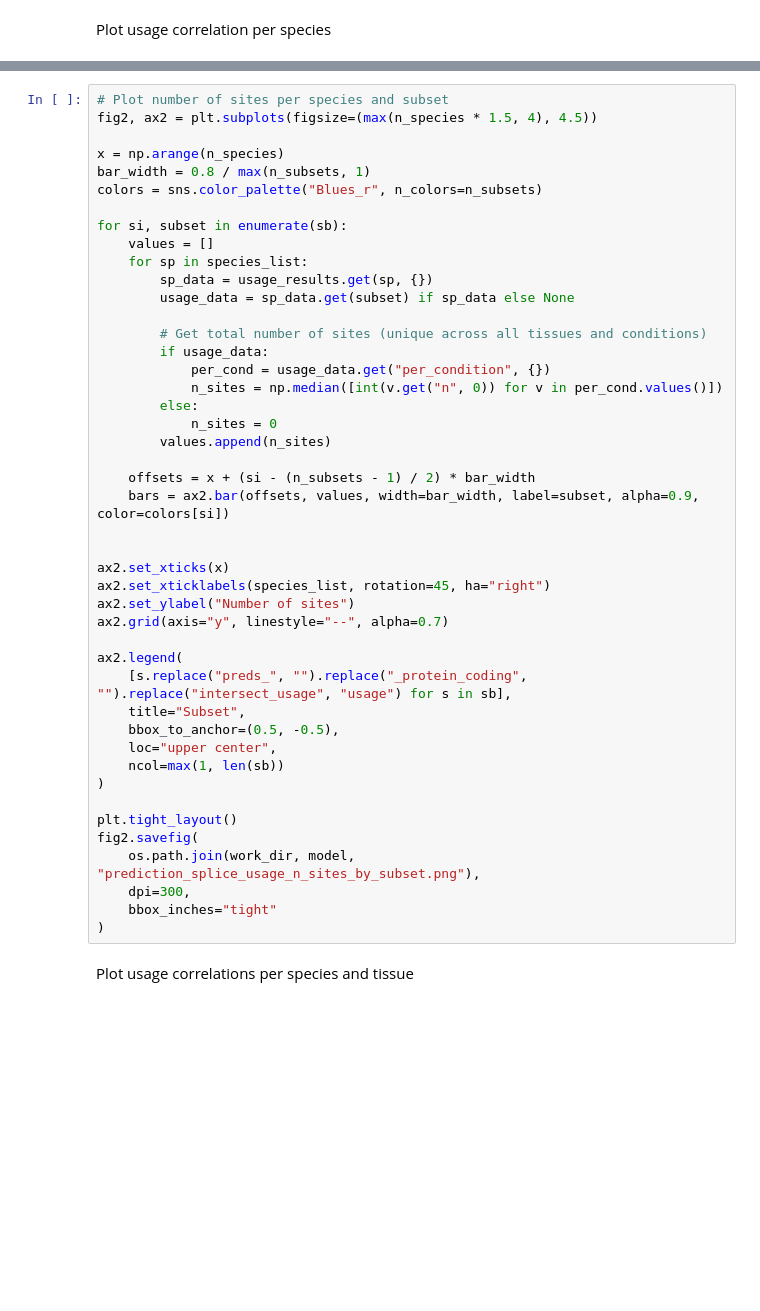
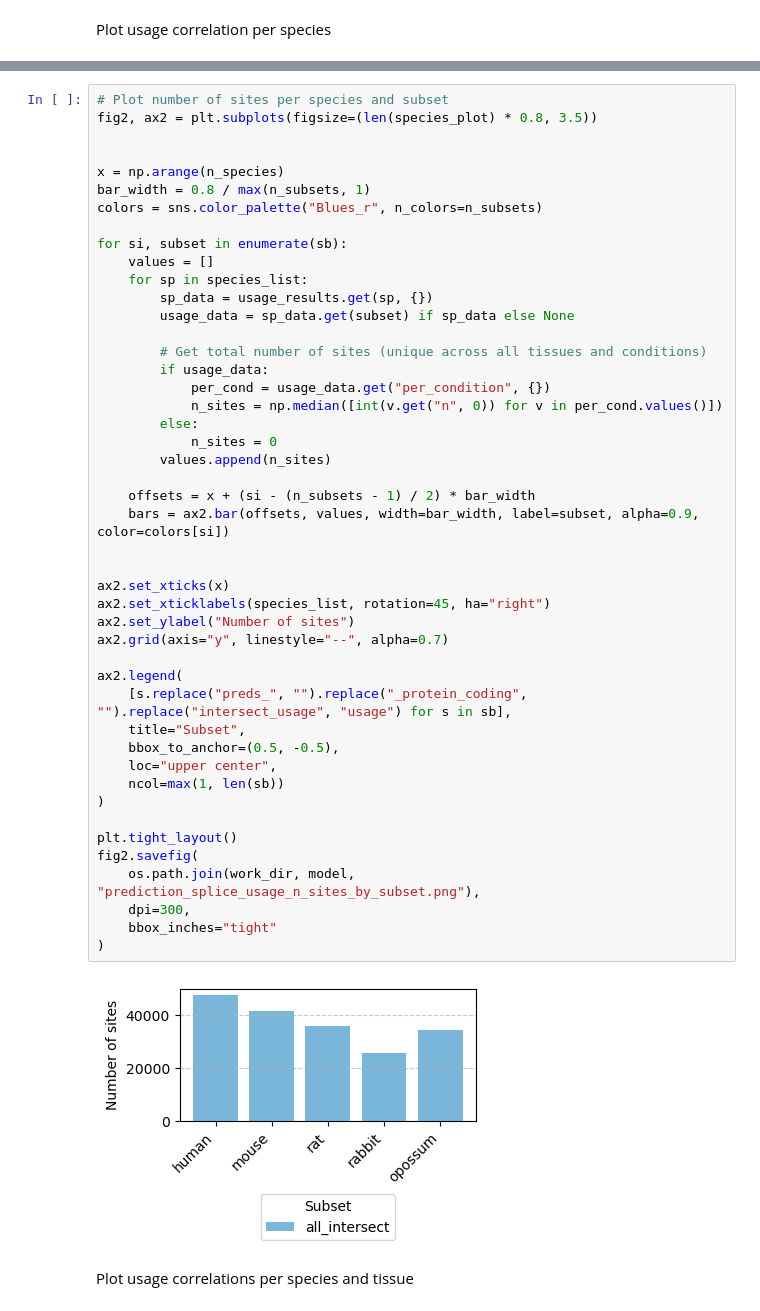
Before and after one commit to anamariaelek/alphagenome-pytorch, a Jupyter notebook: examples/notebooks/splice_model_eval.ipynb, the cells around one changed output, grey strips where cells are left out. Saved outputs shown, nothing was run; the diff lists cells and outputs as text; blank space fills up the shorter version.

```diff
--- a/examples/notebooks/splice_model_eval.ipynb
+++ b/examples/notebooks/splice_model_eval.ipynb
@@ -412,6 +439,7 @@ fig.savefig(
 # %%
 # Plot number of sites per species and subset
-fig2, ax2 = plt.subplots(figsize=(max(n_species * 1.5, 4), 4.5))
+fig2, ax2 = plt.subplots(figsize=(len(species_plot) * 0.8, 3.5))
+
 
 x = np.arange(n_species)
 bar_width = 0.8 / max(n_subsets, 1)
@@ -427,33 +455,35 @@ for si, subset in enumerate(sb):
         if usage_data:
             per_cond = usage_data.get("per_condition", {})
             n_sites = np.median([int(v.get("n", 0)) for v in per_cond.values()])
         else:
             n_sites = 0
         values.append(n_sites)
 
     offsets = x + (si - (n_subsets - 1) / 2) * bar_width
     bars = ax2.bar(offsets, values, width=bar_width, label=subset, alpha=0.9, color=colors[si])
 
 
 ax2.set_xticks(x)
 ax2.set_xticklabels(species_list, rotation=45, ha="right")
 ax2.set_ylabel("Number of sites")
 ax2.grid(axis="y", linestyle="--", alpha=0.7)
 
 ax2.legend(
     [s.replace("preds_", "").replace("_protein_coding", "").replace("intersect_usage", "usage") for s in sb],
     title="Subset",
     bbox_to_anchor=(0.5, -0.5),
     loc="upper center",
     ncol=max(1, len(sb))
 )
 
 plt.tight_layout()
 fig2.savefig(
     os.path.join(work_dir, model, "prediction_splice_usage_n_sites_by_subset.png"),
     dpi=300,
     bbox_inches="tight"
 )
+# %% [output]
+[figure, added]
 # %% [markdown]
 Plot usage correlations per species and tissue
 # %%
```
Also changed, not shown: parts of 11 cells of this notebook, 3 other files.
